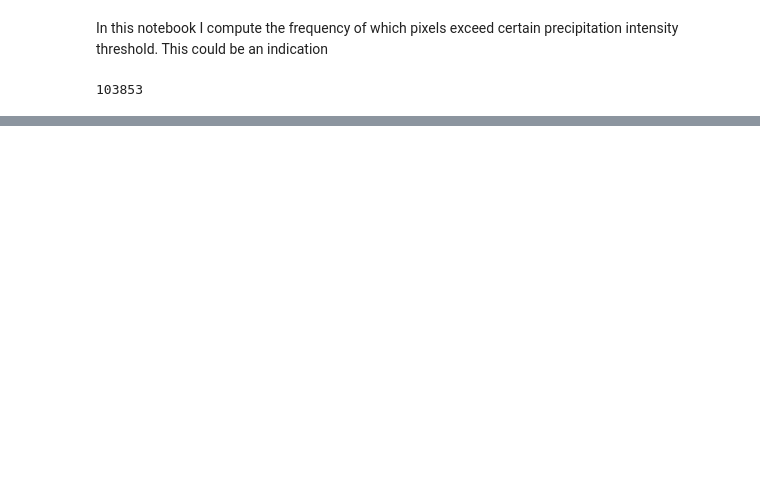
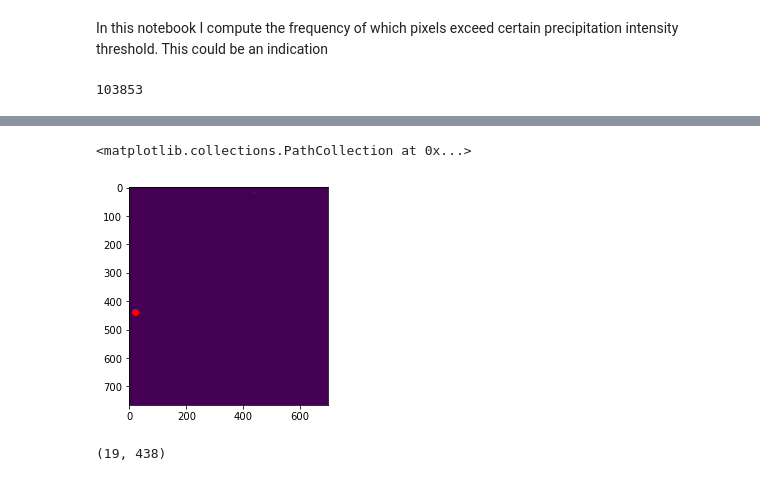
Before and after one commit to KoertS/precipitation-nowcasting-using-GANs, a Jupyter notebook: precipitation_forecasting/freq_exceedence_threshold.ipynb, the cells around one changed output, grey strips where cells are left out. Cells and saved outputs as stored; diff of their text form; code cells hidden in the pictures; blank space fills up the shorter version.

```diff
--- a/precipitation_forecasting/freq_exceedence_threshold.ipynb
+++ b/precipitation_forecasting/freq_exceedence_threshold.ipynb
@@ -145,0 +167,11 @@ plt.savefig('figures/freq_above_30mm')
+# %%
+plt.imshow(count_exceed[3], vmin=-0.00001)
+plt.scatter(19,438,color='r')
+# %% [output]
+<matplotlib.collections.PathCollection at 0x...>
+[figure, added]
+# %%
+ind = np.argmax(count_exceed[i])
+np.unravel_index(ind, (765,700))
+# %% [output]
+(19, 438)
```
Also changed, not shown: parts of 12 cells of this notebook, 9 other files.
